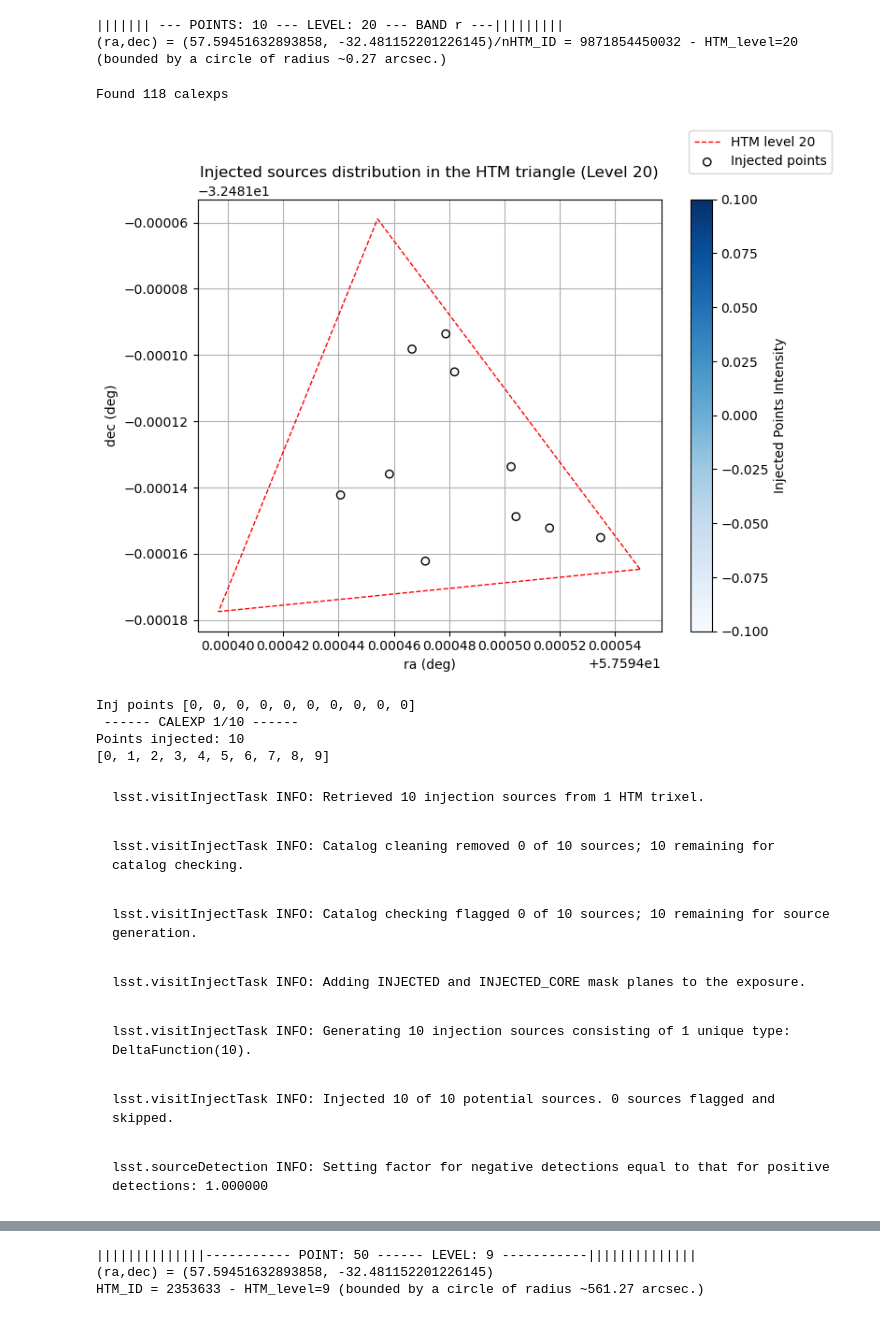
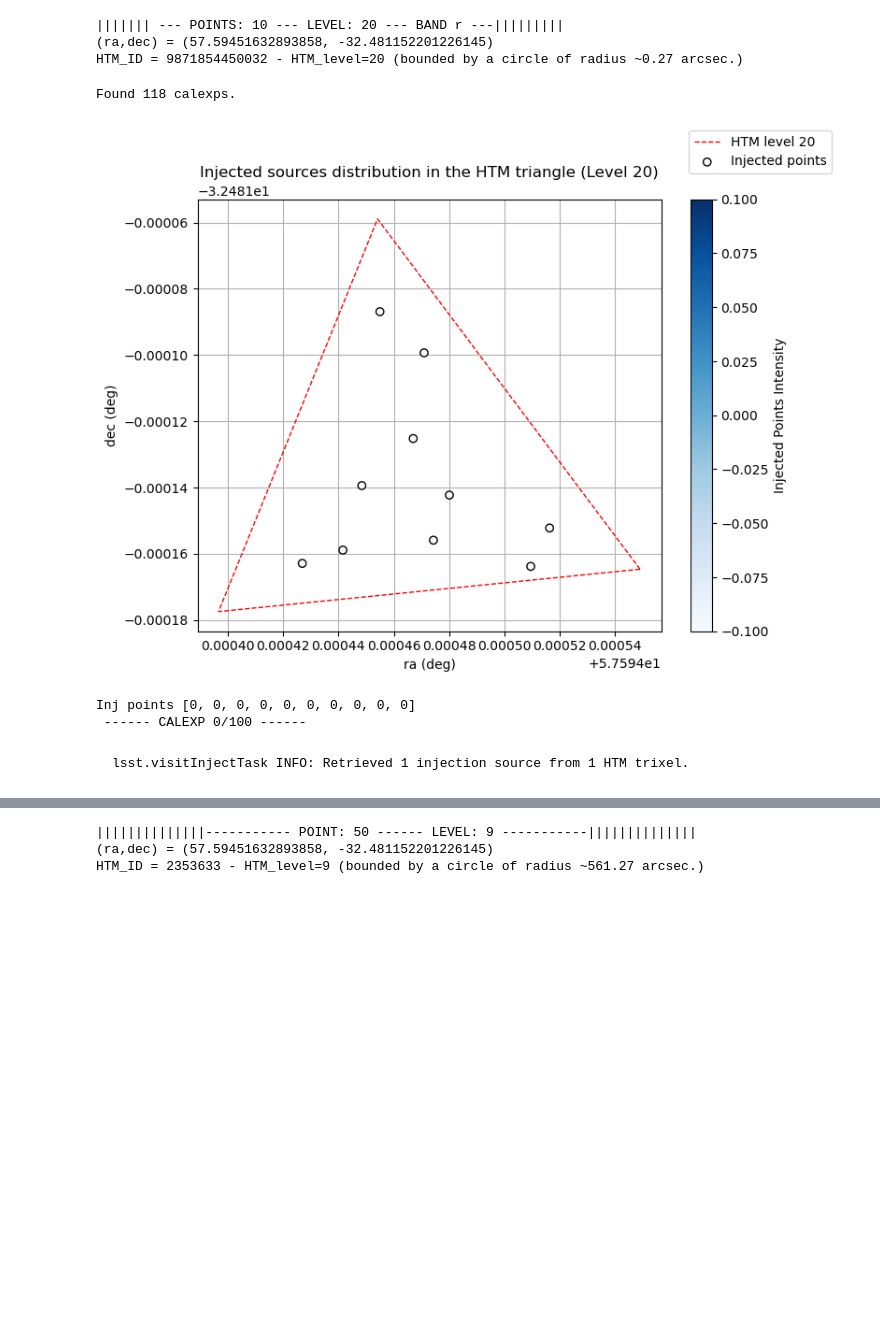
Before and after one commit to nowokaren/DP0_microlensing, a Jupyter notebook: main.ipynb, the cells around one changed output, grey strips where cells are left out. Cells and saved outputs as stored; diff of their text form; code cells hidden in the pictures; blank space fills up the shorter version.

Commit message:
Changing injection methods in task.py and main

```diff
--- a/main.ipynb
+++ b/main.ipynb
@@ -8,6 +8,7 @@ import matplotlib.pyplot as plt
 ratio_lc_area = [0.05,0.1,0.15]
 levels = [20,11,10,9]
 n_points = [10,50,100]
+n_max_calexps = 100
 bands = "ri"
 problems = []
 # start = False
@@ -16,54 +17,56 @@ for n in n_points:
         for band in bands:
             # if n==100 and lvl==10 and band=="r":
             #     start=True
             # if start:
                 print(f"||||||| --- POINTS: {n} --- LEVEL: {lvl} --- BAND {band} ---|||||||||")
-                process = Run(name = f"run_{n}pts_{lvl}lvl_{band}", htm_level=lvl)
+                process = Run(ra=57.59451632893858, dec=-32.481152201226145, scale = lvl, band = band, name = f"run_{n}pts_{lvl}lvl_{band}")
                 process.inject_task()
                 schema = process.measure_task()
+                process.collect_calexp()
                 params = [{"t_0": 60700.5, "t_E": 110, "u_0": 0.5, "m_base": m} for m in np.linspace(18,24,n)]
-                process.add_lc(params[0], ra=57.59451632893858, dec=-32.481152201226145, band = band)
+                process.add_lc(process.ra, process.dec, params[0], band = band)
                 for p in params[1:]:
-                    process.add_lc(p, dist=0.2, band=band)
+                    process.add_lc(*process.generate_location(), p, band=band)
                 process.sky_map(calexps=False)
                 print("Inj points", [lc.data["mag"].count() for lc in process.inj_lc] )
                 process.log_task("Add and simulate light curves")
-                for j, dataId in enumerate(process.calexp_dataIds[:100]):
-                    print(f" ------ CALEXP {j+1}/10 ------")
-                    calexp = Calexp(dataId)
-                    # ax = calexp.plot() # plotear cada calexp con los puntos a inyectar y chequear si efectivamente contiene la cantidad que la funcion de inyeccion dice que contiene
-                    injected_exposure, injected_points = process.inject_calexp(calexp, save_fit=f"calexp_{j}.fit")
+
+                # PROCESS CALEXPS
+                for idx, data in process.data_calexp.iterrows():
+                    if idx >= n_max_calexps:
+                        break
+                    print(f" ------ CALEXP {idx}/{n_max_calexps} ------")
+                    calexp = Calexp(data[['visit', 'detector']].to_dict())
+                    ax = calexp.plot() # plotear cada calexp con los puntos a inyectar y chequear si efectivamente contiene la cantidad que la funcion de inyeccion dice que contiene
+                    for lc in process.inj_lc:
+                        calexp.add_point(ax, lc.ra, lc.dec, r=50)
+
+                    inj_table = process.create_injection_table()
+                    injected_exposure, injected_points = process.inject_calexp(inj_table,calexp)#, save_fit=f"calexp_{idx}.fit")
                     if injected_exp != None:
                         sources = process.measure_calexp(injected_exposure, schema)
                         flux, flux_err = process.find_flux(sources, injected_points, save=dataId)
                         for f, ferr, lc_idx in zip(flux, flux_err, injected_points):
                             lc = process.inj_lc[lc_idx]
                             mag, mag_err = calexp.get_mag(f, ferr)
                             lc.add_mag(mag, mag_err, dataId)
                             print(f"ra = {lc.ra}, dec = {lc.dec}")
                             print("Measured ", mag, mag_err)
-                            print("Injected ", lc.data["mag_sim"][j])
+                            print("Injected ", lc.data["mag_sim"][idx])
                             if abs(mag-lc.data["mag_sim"][j])>1:
-                                problems.append((calexp, lc.ra , lc.dec, sources, mag, mag_err, lc.data["mag_sim"][j], injected_exp))
+                                problems.append((calexp, lc.ra , lc.dec, sources, mag, mag_err, lc.data["mag_sim"][idx], injected_exp))
 
                 process.save_lc()
                 process.save_time_log()
                 process.time_analysis()
                 print("Inj points", [lc.data["mag"].count() for lc in process.inj_lc] )
                 process.sky_map()
 # %% [output]
 ||||||| --- POINTS: 10 --- LEVEL: 20 --- BAND r ---|||||||||
-(ra,dec) = (57.59451632893858, -32.481152201226145)/nHTM_ID = 9871854450032 - HTM_level=20 (bounded by a circle of radius ~0.27 arcsec.)
+(ra,dec) = (57.59451632893858, -32.481152201226145)
+HTM_ID = 9871854450032 - HTM_level=20 (bounded by a circle of radius ~0.27 arcsec.)
-Found 118 calexps
+Found 118 calexps.
-[figure, old version]
+[figure, new version]
 Inj points [0, 0, 0, 0, 0, 0, 0, 0, 0, 0]
- ------ CALEXP 1/10 ------
-Points injected: 10
-[0, 1, 2, 3, 4, 5, 6, 7, 8, 9]
+ ------ CALEXP 0/100 ------
-lsst.visitInjectTask INFO: Retrieved 10 injection sources from 1 HTM trixel.
+lsst.visitInjectTask INFO: Retrieved 1 injection source from 1 HTM trixel.
-lsst.visitInjectTask INFO: Catalog cleaning removed 0 of 10 sources; 10 remaining for catalog checking.
-lsst.visitInjectTask INFO: Catalog checking flagged 0 of 10 sources; 10 remaining for source generation.
-lsst.visitInjectTask INFO: Adding INJECTED and INJECTED_CORE mask planes to the exposure.
-lsst.visitInjectTask INFO: Generating 10 injection sources consisting of 1 unique type: DeltaFunction(10).
-lsst.visitInjectTask INFO: Injected 10 of 10 potential sources. 0 sources flagged and skipped.
-lsst.sourceDetection INFO: Setting factor for negative detections equal to that for positive detections: 1.000000
```
Also changed, not shown: parts of 1 cell of this notebook, 2 other files.
